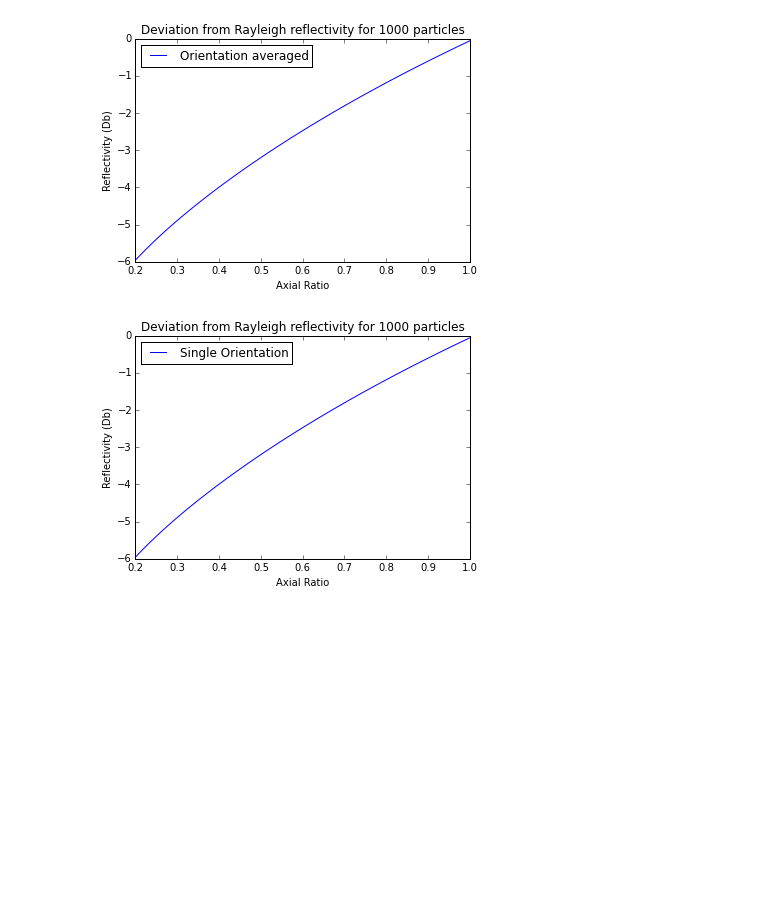
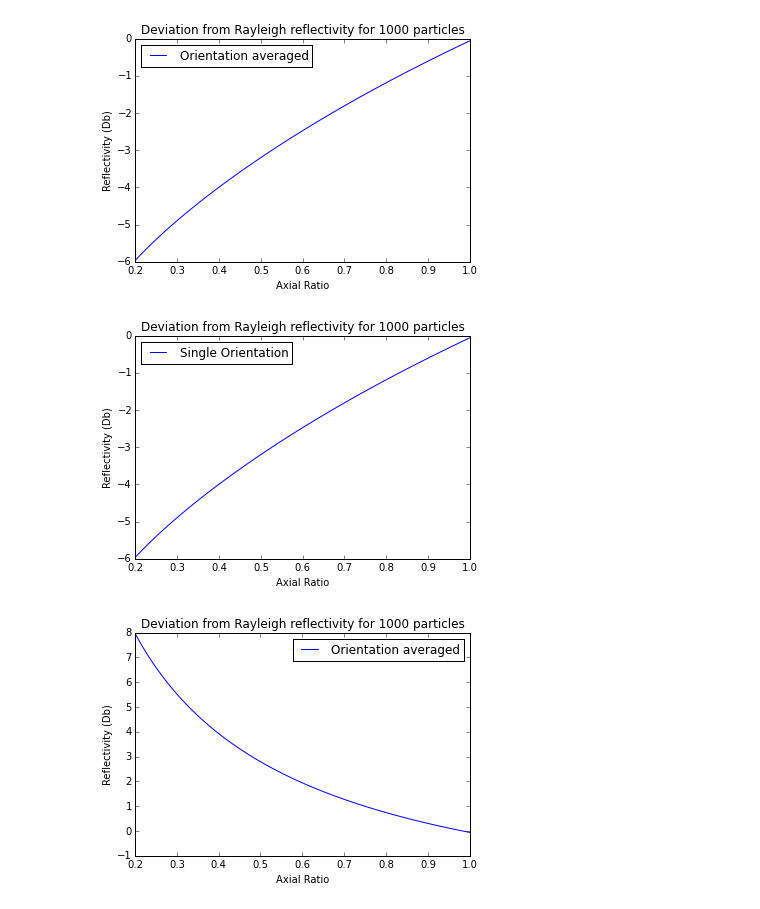
Before and after one commit to georgeasduffy/Scattering, a Jupyter notebook: Rayleigh_ARtest.ipynb, the cells around one changed output. Saved outputs shown, nothing was run; the diff lists cells and outputs as text; code cells hidden in the pictures; blank space fills up the shorter version.

Commit message:
orientation taken care of

```diff
--- a/Rayleigh_ARtest.ipynb
+++ b/Rayleigh_ARtest.ipynb
@@ -10,36 +10,50 @@ import scipy.io as sio
 nconc = 100
 ars = np.linspace(0.2,1, num = 100)
 dbase = 1
-flec1, flec2 = [], []
+flec1, flec2, flec3 = [], [], []
 
 #Z = (.176/.93*(6/(np.pi)/.917)**2*nconc*(.004*(dbase*0.1)**2.1)**2)*10**6;
 #Rayleigh = 10*np.log10(Z)
 
 for ar in ars:
     dmod = dbase * (ar**(1./3.))
     oblate = Scatterer(radius = dmod/2.,wavelength=tmatrix_aux.wl_C, m=refractive.m_w_10C[tmatrix_aux.wl_C],  axis_ratio = 1/ar)
     flec1.append(10*np.log10(nconc*radar.refl(oblate)))
     Z2 = oblate.get_SZ_single()[1]
     hZ2 = 2 * np.pi * (Z2[0,0] - Z2[0,1] - Z2[1,0] + Z2[1,1])
     flective = oblate.wavelength**4/(np.pi**5*oblate.Kw_sqr) *hZ2
     flec2.append(10*np.log10(nconc*flective))
 #Z = (.176/.93*(6/(np.pi)/.917)**2*nconc*(.004*(dbase*0.1)**2.1)**2)*10**6;
 Z = (dbase**6)
 Rayleigh = 10*np.log10(Z*nconc)
 
 plt.plot(ars, np.array(flec1) - Rayleigh*np.ones(np.shape(ars)))
 plt.xlabel('Axial Ratio')
 plt.ylabel('Reflectivity (Db)')
 plt.title('Deviation from Rayleigh reflectivity for 1000 particles')
 plt.legend(['Orientation averaged', 'Rayleigh Scattering'], loc = 0)
 plt.show()
 
 plt.plot(ars, np.array(flec2) - Rayleigh*np.ones(np.shape(ars)))
 plt.xlabel('Axial Ratio')
 plt.ylabel('Reflectivity (Db)')
 plt.title('Deviation from Rayleigh reflectivity for 1000 particles')
 plt.legend(['Single Orientation', 'Rayleigh Scattering'], loc = 0)
 plt.show()
+
+for ar in ars:
+    oblate = Scatterer(radius = dmod/2., wavelength=tmatrix_aux.wl_C, m=refractive.m_w_10C[tmatrix_aux.wl_C],  axis_ratio = 1/ar)
+    flec3.append(10*np.log10(nconc*radar.refl(oblate)))
+    Z = (dbase**6)
+    Rayleigh = 10*np.log10(Z*nconc)
+
+plt.plot(ars, np.array(flec3) - Rayleigh*np.ones(np.shape(ars)))
+plt.xlabel('Axial Ratio')
+plt.ylabel('Reflectivity (Db)')
+plt.title('Deviation from Rayleigh reflectivity for 1000 particles')
+plt.legend(['Orientation averaged', 'Rayleigh Scattering'], loc = 0)
+plt.show()
 # %% [output]
 [figure]
 [figure]
+[figure, added]
```
